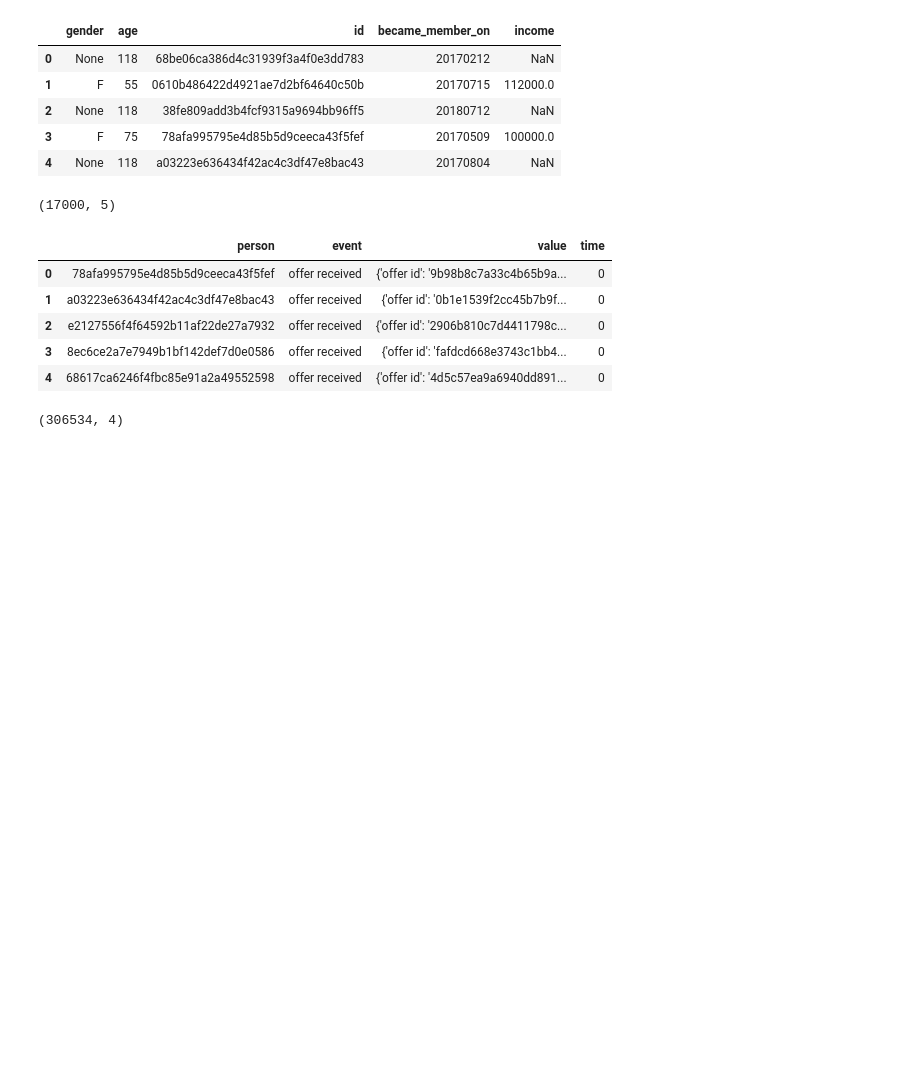
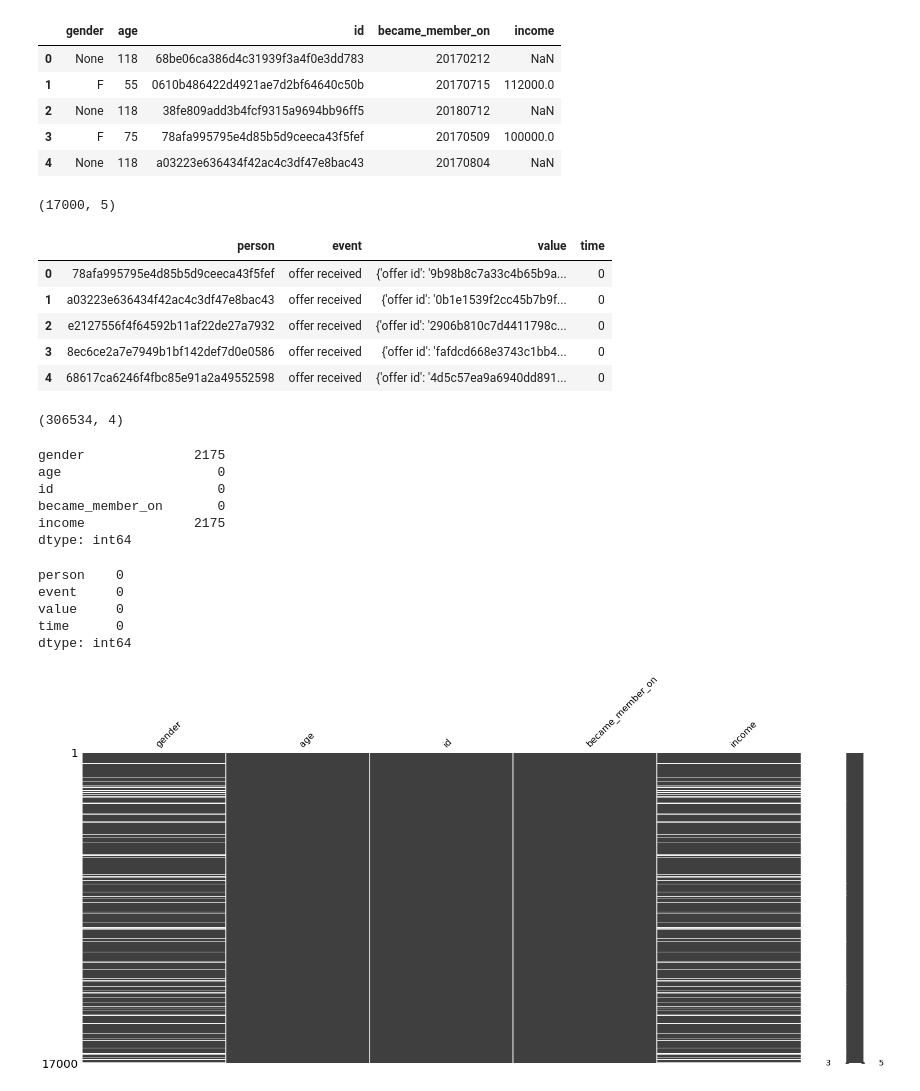
Before and after one commit to malekaburaddaha/Starbucks-Project, a Jupyter notebook: Starbucks_Capstone_notebook.ipynb, the cells around one changed output. Drawn from its saved outputs; the diff is of its cells as text; code cells hidden in the pictures; blank space fills up the shorter version.

Commit message:
Find the Nan values

```diff
--- a/Starbucks_Capstone_notebook.ipynb
+++ b/Starbucks_Capstone_notebook.ipynb
@@ -113,3 +116,29 @@ display(transcript.shape)
 | 3 | 8ec6ce2a7e7949b1bf142def7d0e0586 | offer received | {'offer id': 'fafdcd668e3743c1bb4... | 0 |
 | 4 | 68617ca6246f4fbc85e91a2a49552598 | offer received | {'offer id': '4d5c57ea9a6940dd891... | 0 |
 (306534, 4)
+# %%
+#check for Nan values
+profile.isna().sum()
+# %% [output]
+gender              2175
+age                    0
+id                     0
+became_member_on       0
+income              2175
+dtype: int64
+# %%
+transcript.isna().sum()
+# %% [output]
+person    0
+event     0
+value     0
+time      0
+dtype: int64
+# %%
+import matplotlib.pyplot as plt
+import missingno as msno
+#visualize missingness
+msno.matrix(profile)
+plt.show()
+# %% [output]
+[figure, added]
```
Also changed, not shown: parts of 2 cells of this notebook.
